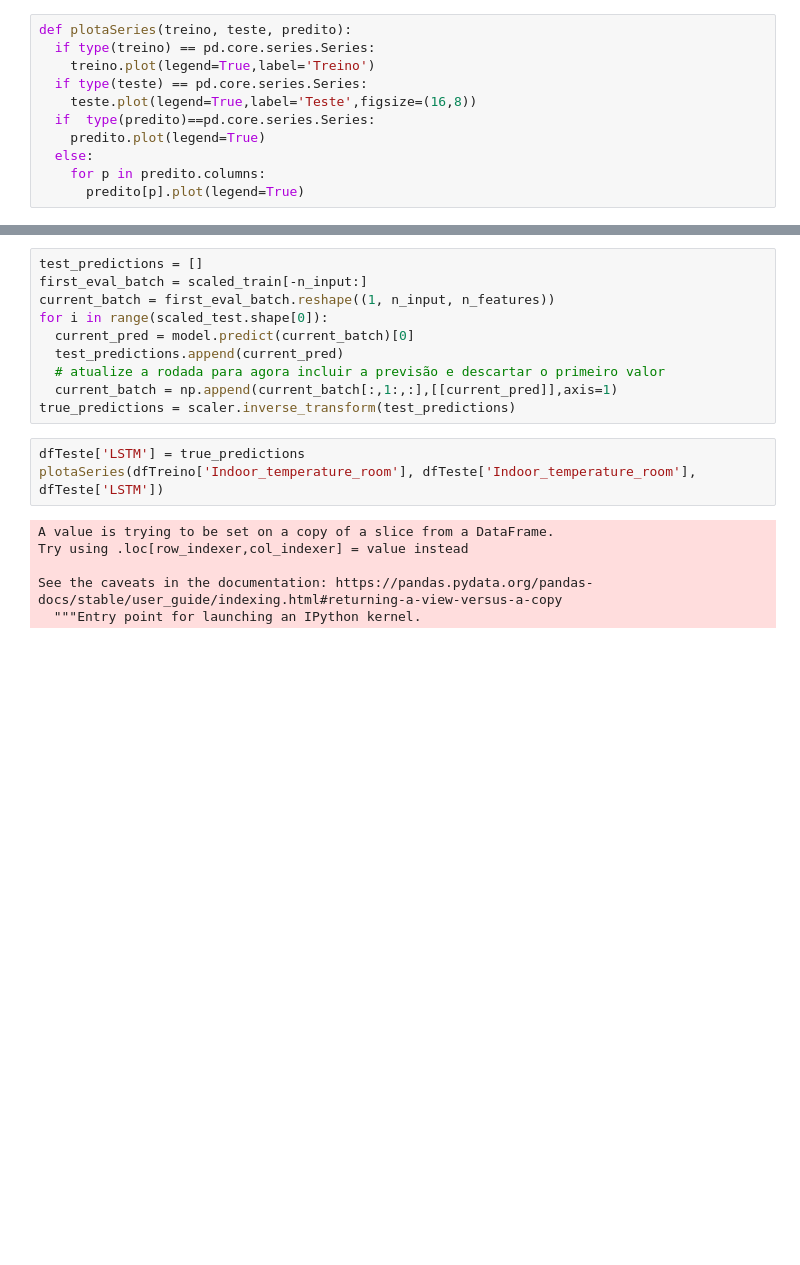
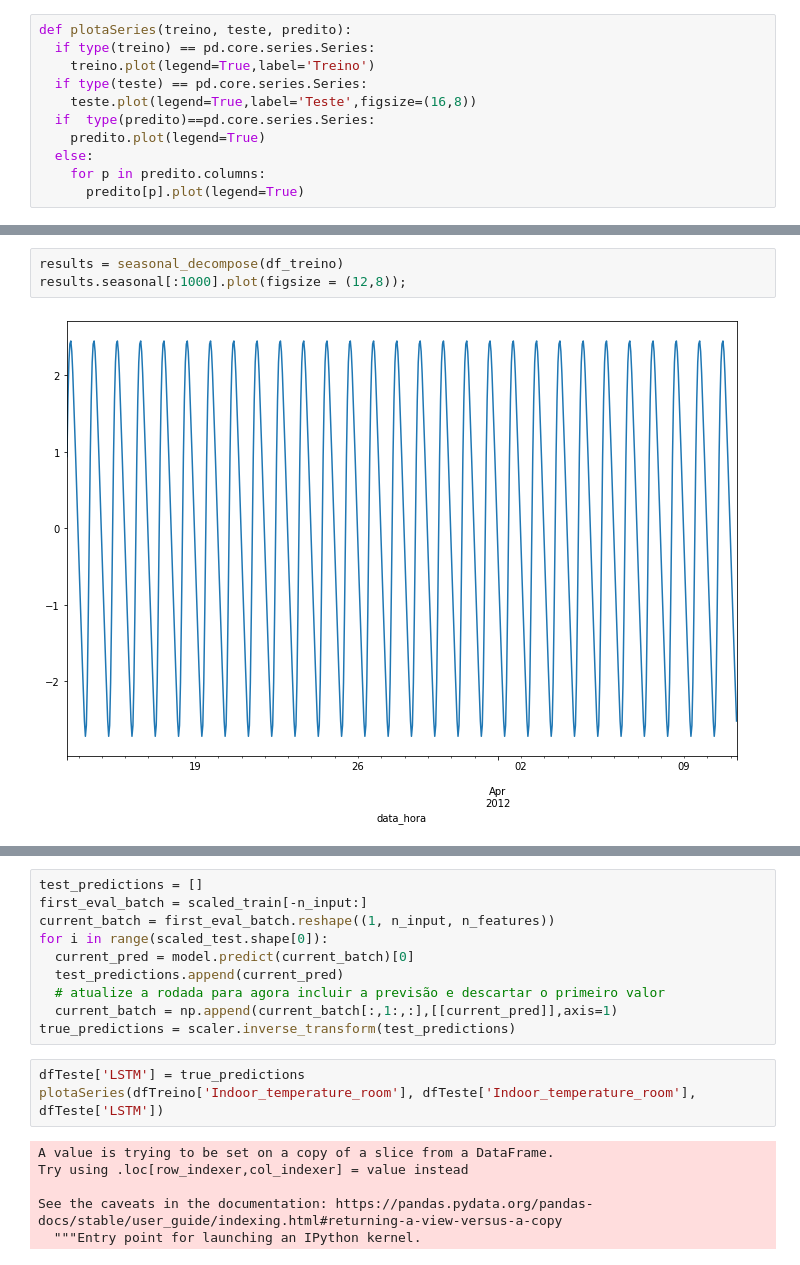
Before and after one commit to HedersonSantos/SmartHome, a Jupyter notebook: seriesTemporaisLSTM.ipynb, the cells around one changed output, grey strips where cells are left out. Saved outputs shown, nothing was run; the diff lists cells and outputs as text; blank space fills up the shorter version.

```diff
--- a/seriesTemporaisLSTM.ipynb
+++ b/seriesTemporaisLSTM.ipynb
@@ -99,0 +93,5 @@ df_treino.fillna(method='ffill', inplace=True)
+# %%
+results = seasonal_decompose(df_treino)
+results.seasonal[:1000].plot(figsize = (12,8));
+# %% [output]
+[figure, added]
```
Also changed, not shown: parts of 19 cells of this notebook.
